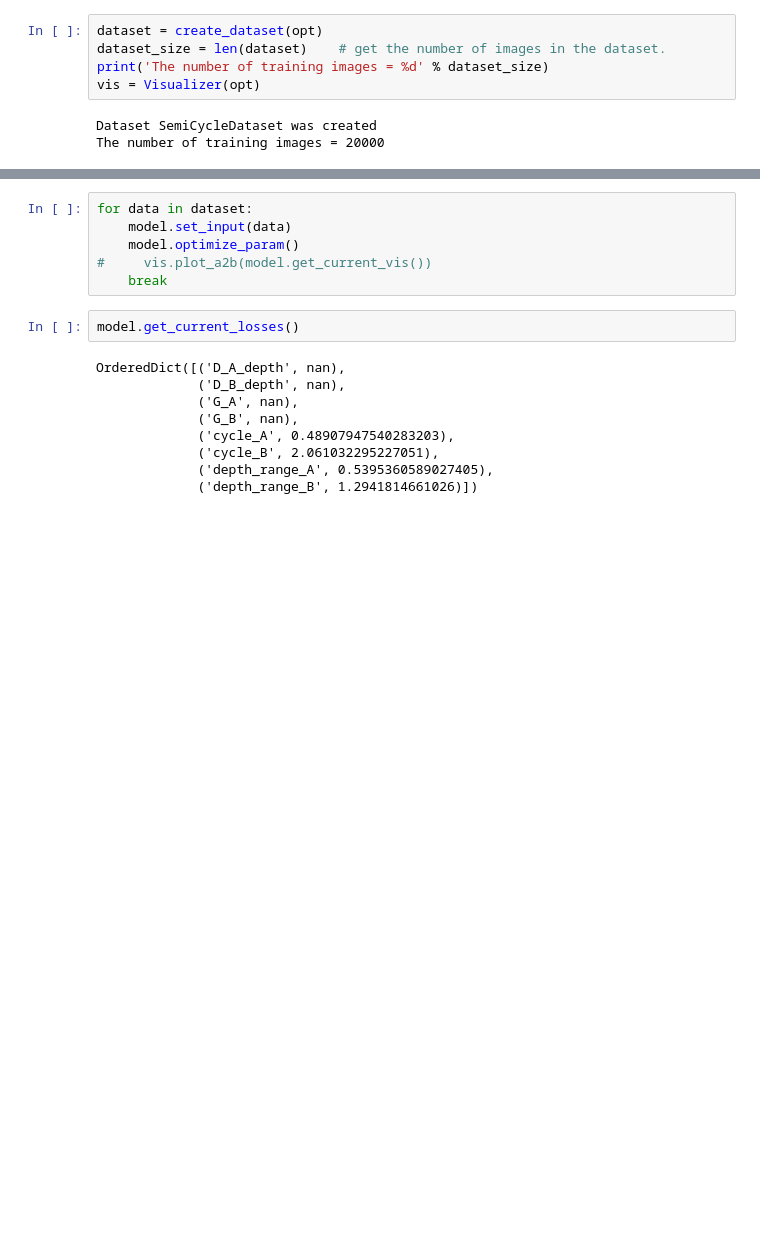
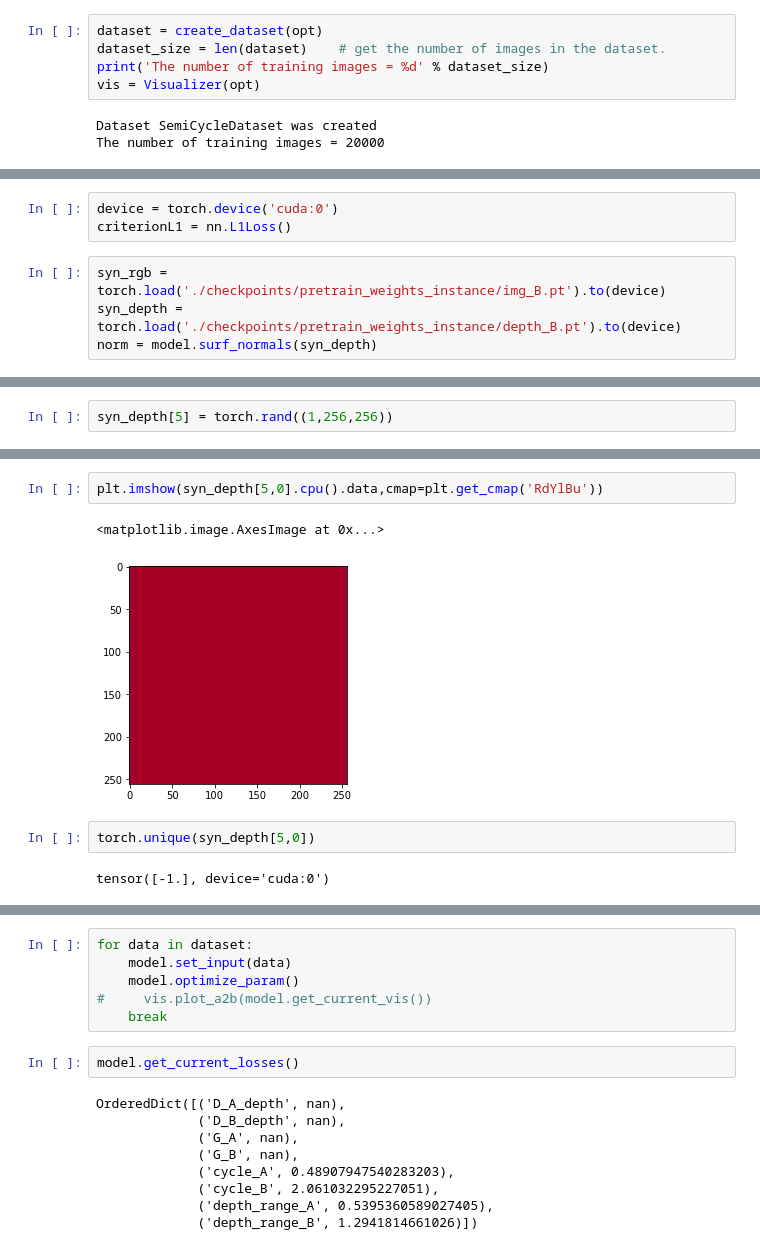
Before and after one commit to maxs-kan/my_cyclegan, a Jupyter notebook: code_check.ipynb, the cells around one changed output, grey strips where cells are left out. Cells and saved outputs as stored; diff of their text form; blank space fills up the shorter version.

```diff
--- a/code_check.ipynb
+++ b/code_check.ipynb
@@ -69,3 +67,10 @@ loading the optimizer from ./checkpoints/pretrain_weights_affine/10.pt
 [Network netG_A] Total number of parameters : 11.620 M
 [Network netG_B] Total number of parameters : 11.620 M
 -----------------------------------------------
+# %%
+device = torch.device('cuda:0')
+criterionL1 = nn.L1Loss()
+# %%
+syn_rgb = torch.load('./checkpoints/pretrain_weights_instance/img_B.pt').to(device)
+syn_depth = torch.load('./checkpoints/pretrain_weights_instance/depth_B.pt').to(device)
+norm = model.surf_normals(syn_depth)
@@ -71,0 +79,2 @@ loading the optimizer from ./checkpoints/pretrain_weights_affine/10.pt
+# %%
+syn_depth[5] = torch.rand((1,256,256))
@@ -113,0 +133,9 @@ Generator(
+# %%
+plt.imshow(syn_depth[5,0].cpu().data,cmap=plt.get_cmap('RdYlBu'))
+# %% [output]
+<matplotlib.image.AxesImage at 0x...>
+[figure, added]
+# %%
+torch.unique(syn_depth[5,0])
+# %% [output]
+tensor([-1.], device='cuda:0')
```
Also changed, not shown: parts of 52 cells of this notebook, 6 other files.
